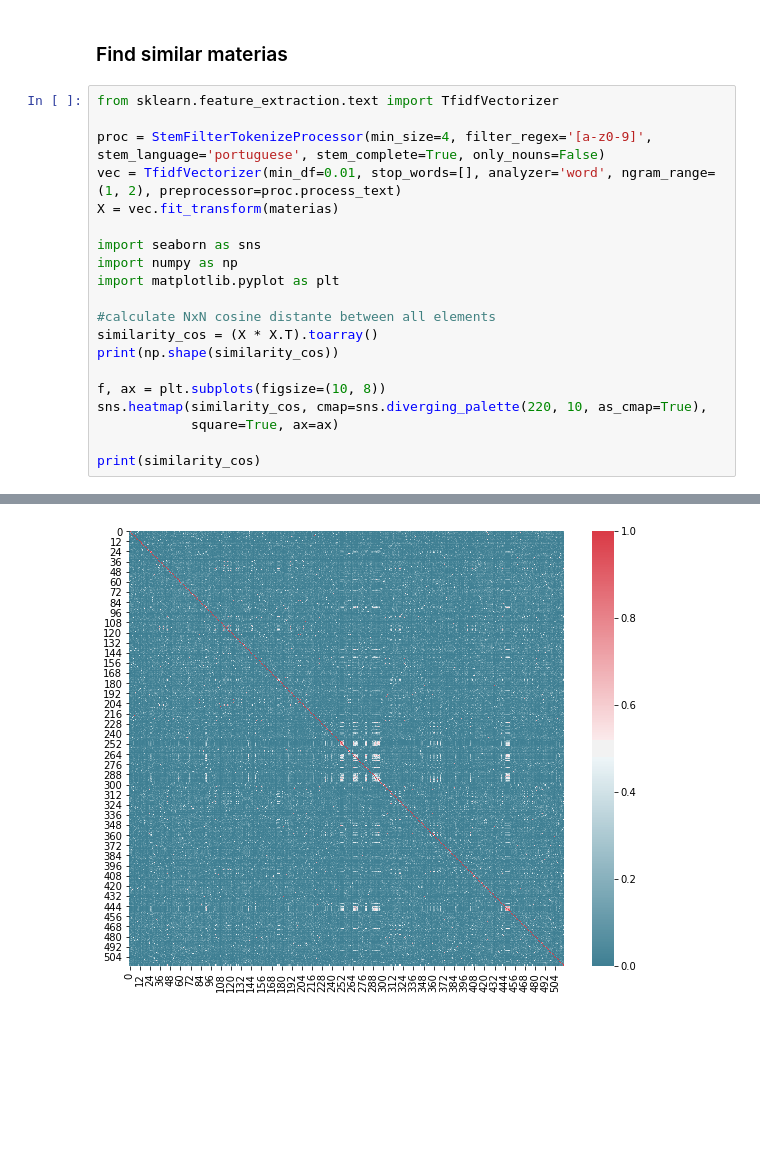
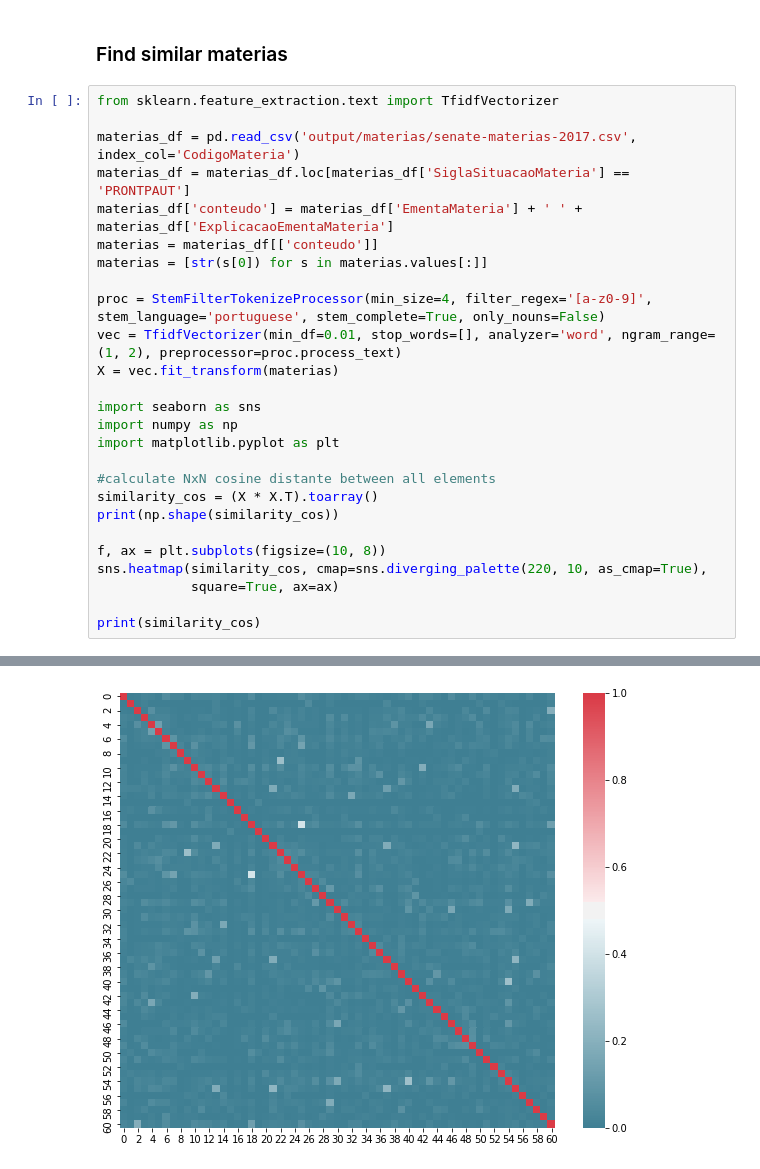
Before and after one commit to flaviostutz/senate-data, a Jupyter notebook: notebooks/16-explore-materias.ipynb, the cells around one changed output, grey strips where cells are left out. Cells and saved outputs as stored; diff of their text form; blank space fills up the shorter version.

```diff
--- a/notebooks/16-explore-materias.ipynb
+++ b/notebooks/16-explore-materias.ipynb
@@ -133,6 +133,12 @@ Simple Wordcloud
 ### Find similar materias
 # %%
 from sklearn.feature_extraction.text import TfidfVectorizer
+
+materias_df = pd.read_csv('output/materias/senate-materias-2017.csv', index_col='CodigoMateria')
+materias_df = materias_df.loc[materias_df['SiglaSituacaoMateria'] == 'PRONTPAUT']
+materias_df['conteudo'] = materias_df['EmentaMateria'] + ' ' + materias_df['ExplicacaoEmentaMateria']
+materias = materias_df[['conteudo']]
+materias = [str(s[0]) for s in materias.values[:]]
 
 proc = StemFilterTokenizeProcessor(min_size=4, filter_regex='[a-z0-9]', stem_language='portuguese', stem_complete=True, only_nouns=False)
 vec = TfidfVectorizer(min_df=0.01, stop_words=[], analyzer='word', ngram_range=(1, 2), preprocessor=proc.process_text)
@@ -163,4 +175,4 @@ print(similarity_cos)
-[figure, old version]
+[figure, new version]
 # %%
 for a in range(len(similarity_cos)):
     for b in range(len(similarity_cos[a])):
```
Also changed, not shown: parts of 2 cells of this notebook.
